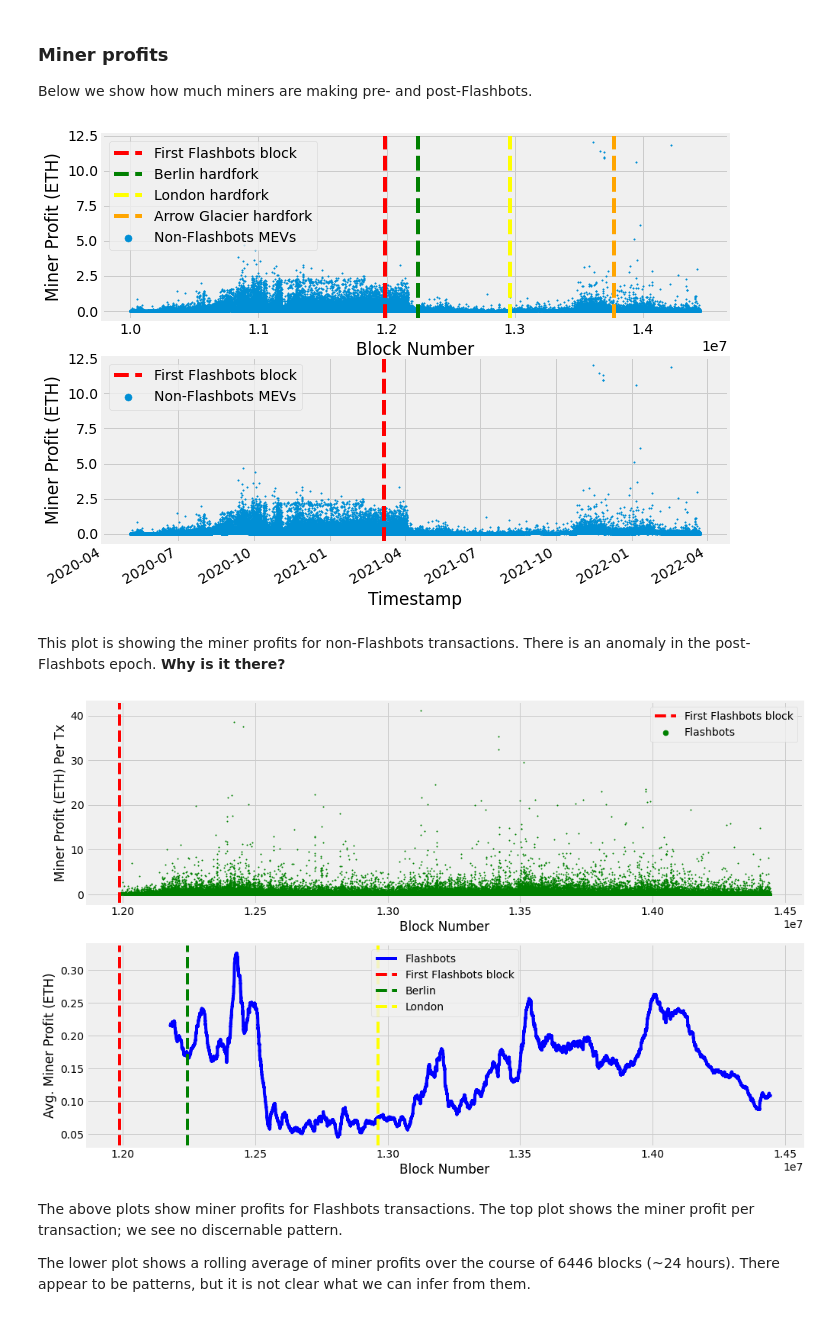
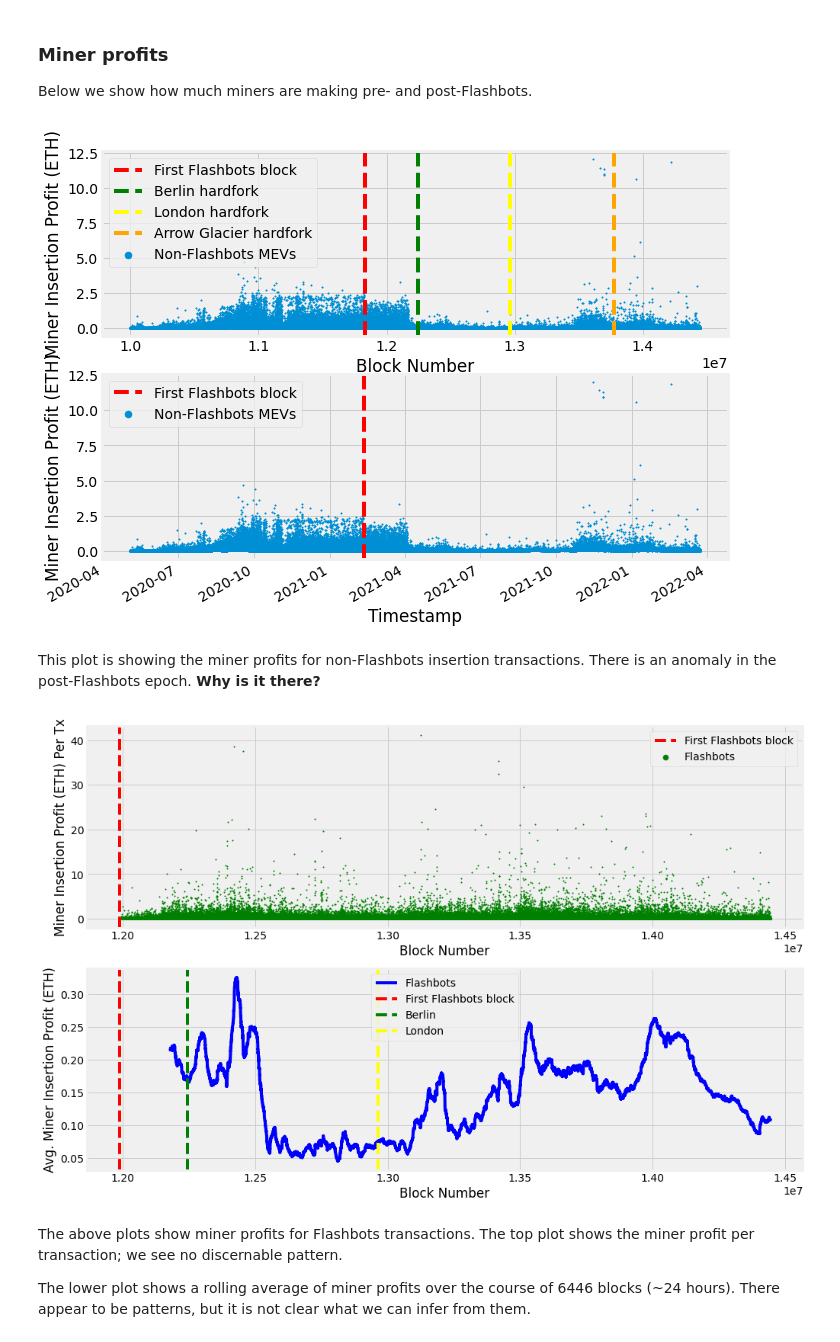
Before and after one commit to a-flashbot-in-the-pan/a-flashbot-in-the-pan, a Jupyter notebook: FlashbotsAnalysis.ipynb, the cells around one changed output. Drawn from its saved outputs; the diff is of its cells as text; code cells hidden in the pictures.

Commit message:
Miner analysis

```diff
--- a/FlashbotsAnalysis.ipynb
+++ b/FlashbotsAnalysis.ipynb
@@ -28,6 +28,7 @@ export MONGODB_USERNAME="root"
 # %%
 db = connect_to_mongodb()
 confirmed_mevs = db.flashbots.confirmed_mevs
+flashbots_txs = db.flashbots.flashbots_txs
 # %% [markdown]
 # Analysis
 # %% [markdown]
@@ -59,5 +60,11 @@ Christof's measurements go back to before Flashbots was operational. This calcul
 first_flashbots_block_raw = confirmed_mevs.find(is_flashbots_query).sort("block_number", ASCENDING).limit(1)[0]
 first_flashbots_block = first_flashbots_block_raw["block_number"]
 
-print(f"First Flashbots block: {first_flashbots_block}")
+first_flashbots_block_fb_api = flashbots_txs.find({}).sort("block_number", ASCENDING).limit(1)[0]
+first_flashbots_block_reported = first_flashbots_block_fb_api["block_number"]
+
+first_flashbots_block_reported_dt = datetime.datetime(2021, 2, 11, 7, 56, 47),
+
+print(f"First Flashbots insertion block detected: {first_flashbots_block}")
+print(f"First Flashbots block reported: {first_flashbots_block_reported}")
 # %% [output]
@@ -310,39 +324,39 @@ fb_miner_after_df = pd.DataFrame(list(confirmed_mevs.find(is_fb_after_fb_query,
 # %%
 plt.style.use('fivethirtyeight')
 fig, ax = plt.subplots(2, 1, figsize=(10, 7))
 
 fig.patch.set_facecolor('white')
 fig.set_figwidth(10)
 fig.set_figheight(7)
 
 ax[0].scatter(non_fb_txs.block_number, non_fb_txs.cost_eth, s=2)
 
 ax[0].set_xlabel("Block Number")
-ax[0].set_ylabel("Miner Profit (ETH)")
-ax[0].axvline(x=first_flashbots_block, color='red', linestyle='--')
+ax[0].set_ylabel("Miner Insertion Profit (ETH)")
+ax[0].axvline(x=first_flashbots_block_reported, color='red', linestyle='--')
 ax[0].axvline(x=12244000, color='green', linestyle='--')
 ax[0].axvline(x=12965000, color='yellow', linestyle='--')
 
 # Arrow glacier just delays the "difficulty bomb"
 ax[0].axvline(x=13773000, color='orange', linestyle='--')
 
 
 ax[0].legend(labels=["First Flashbots block", "Berlin hardfork", "London hardfork", "Arrow Glacier hardfork", "Non-Flashbots MEVs"], markerscale=5.0)
 
 
 ax[1].scatter(pd.to_datetime(non_fb_txs.block_timestamp, unit = 's'), non_fb_txs.cost_eth, s=2)
 
 ax[1].set_xlabel("Timestamp")
-ax[1].set_ylabel("Miner Profit (ETH)")
-ax[1].axvline(x=pd.to_datetime(first_flashbots_block_raw["block_timestamp"], unit='s'), color='red', linestyle='--')
+ax[1].set_ylabel("Miner Insertion Profit (ETH)")
+ax[1].axvline(x=first_flashbots_block_reported_dt, color='red', linestyle='--')
 
 ax[1].legend(labels=["First Flashbots block", "Non-Flashbots MEVs"], markerscale=5.0)
 
 for label in ax[1].get_xticklabels(which='major'):
     label.set(rotation=30, horizontalalignment='right')
 # %% [output]
-[figure, old version]
+[figure, new version]
 # %% [markdown]
-This plot is showing the miner profits for non-Flashbots transactions. There is
+This plot is showing the miner profits for non-Flashbots insertion transactions. There is
 an anomaly in the post-Flashbots epoch. **Why is it there?**
 # %%
@@ -369,22 +384,22 @@ ax[0].axvline(x=first_flashbots_block, color='red', linestyle='--', label="First
 
 # _id is block_number
 blocks_per_day = 6446
-ax[1].plot(avg_non_miner_cost._id, avg_non_miner_cost.Avg.rolling(blocks_per_day).mean(), color='blue', label="Flashbots")
+ax[1].plot(avg_miner_profit._id, avg_miner_profit.Avg.rolling(blocks_per_day).mean(), color='blue', label="Flashbots")
 ax[1].axvline(x=first_flashbots_block, color='red', linestyle='--', label="First Flashbots block")
 ax[1].axvline(x=12244000, color='green', linestyle='--', label="Berlin")
 ax[1].axvline(x=12965000, color='yellow', linestyle='--', label="London")
 
 ax[0].set_xlabel("Block Number")
-ax[0].set_ylabel("Miner Profit (ETH) Per Tx")
+ax[0].set_ylabel("Miner Insertion Profit (ETH) Per Tx")
 ax[1].set_xlabel("Block Number")
-ax[1].set_ylabel("Avg. Miner Profit (ETH)")
+ax[1].set_ylabel("Avg. Miner Insertion Profit (ETH)")
 
 ax[0].legend(markerscale=5.0)
 ax[1].legend()
 
 plt.show()
 # %% [output]
-[figure, old version]
+[figure, new version]
 # %% [markdown]
 The above plots show miner profits for Flashbots transactions. The top plot shows the miner profit per transaction; we see no discernable pattern.
 
```
Also changed, not shown: parts of 37 cells of this notebook.
